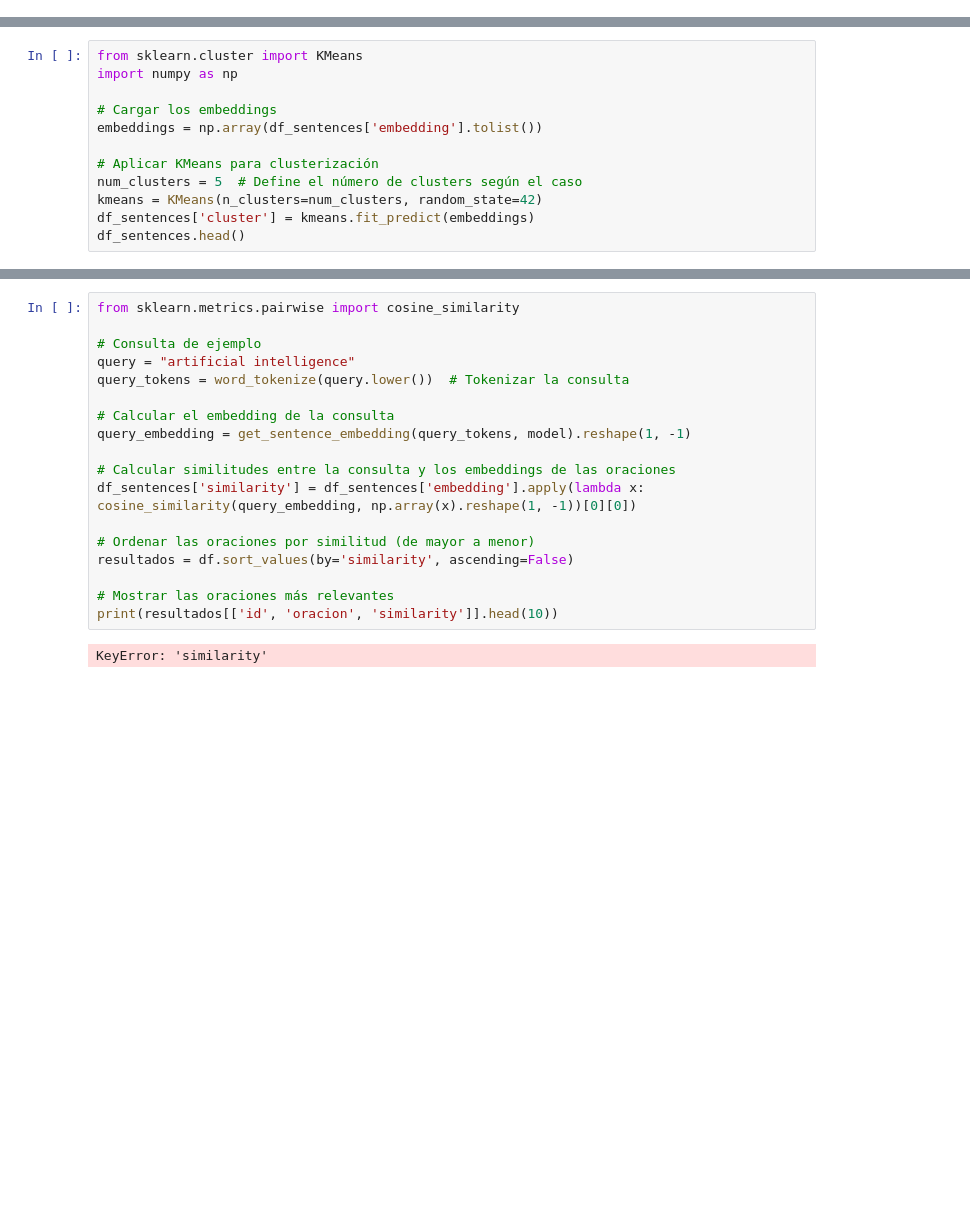
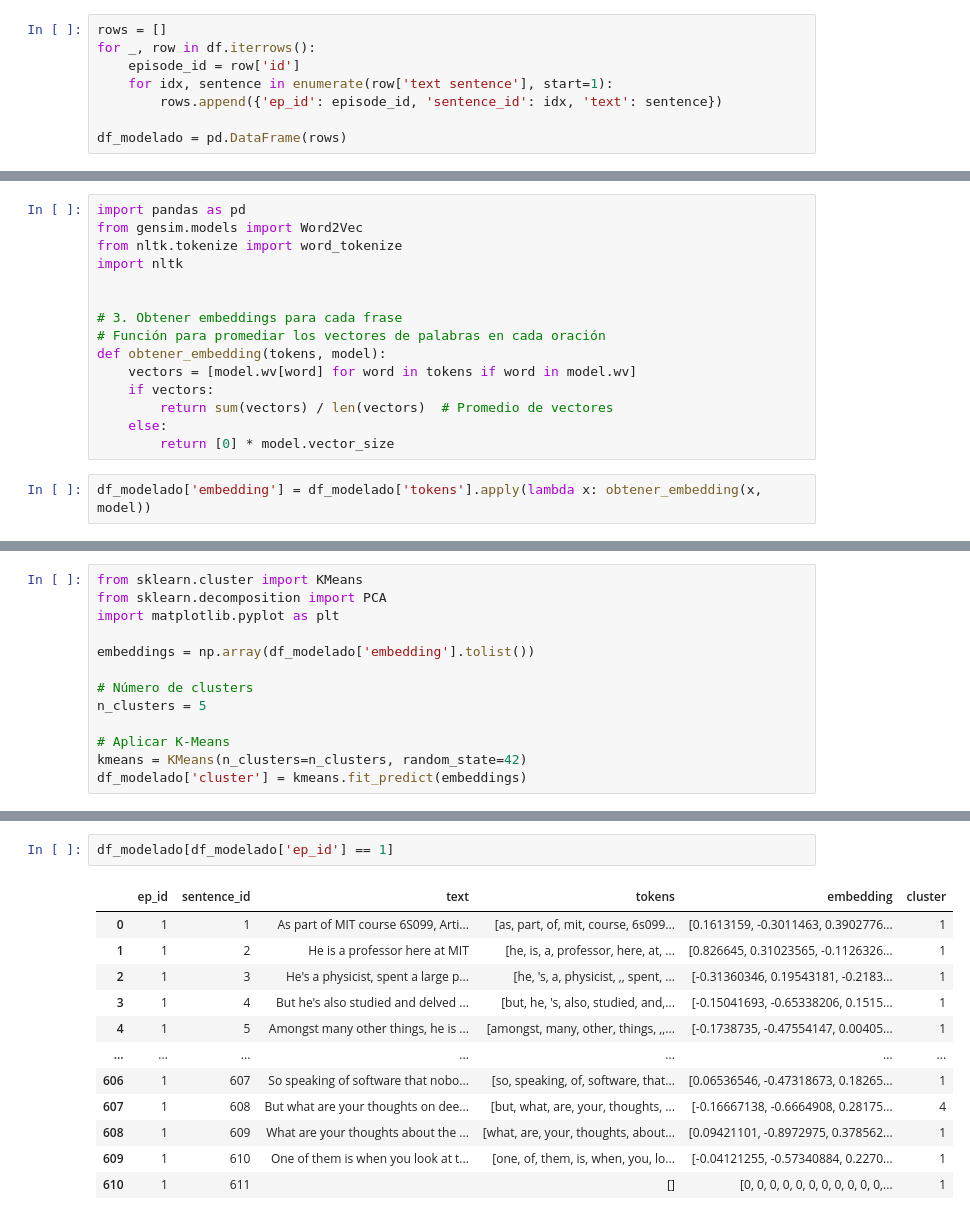
Before and after one commit to goDismal/RI-2024B, a Jupyter notebook: lex-fridman.ipynb, the cells around one changed output, grey strips where cells are left out. Cells and saved outputs as stored; diff of their text form; blank space fills up the shorter version.

Commit message:
modelizacion de topicos corregida

```diff
--- a/lex-fridman.ipynb
+++ b/lex-fridman.ipynb
@@ -81,0 +72,8 @@ df_sentences.head()
+# %%
+rows = []
+for _, row in df.iterrows():
+    episode_id = row['id']
+    for idx, sentence in enumerate(row['text sentence'], start=1):
+        rows.append({'ep_id': episode_id, 'sentence_id': idx, 'text': sentence})
+
+df_modelado = pd.DataFrame(rows)
@@ -81,0 +119,17 @@ df_sentences.head()
+# %%
+import pandas as pd
+from gensim.models import Word2Vec
+from nltk.tokenize import word_tokenize
+import nltk
+
+
+# 3. Obtener embeddings para cada frase
+# Función para promediar los vectores de palabras en cada oración
+def obtener_embedding(tokens, model):
+    vectors = [model.wv[word] for word in tokens if word in model.wv]
+    if vectors:
+        return sum(vectors) / len(vectors)  # Promedio de vectores
+    else:
+        return [0] * model.vector_size
+# %%
+df_modelado['embedding'] = df_modelado['tokens'].apply(lambda x: obtener_embedding(x, model))
@@ -82,12 +152,13 @@ df_sentences.head()
 # %%
 from sklearn.cluster import KMeans
-import numpy as np
+from sklearn.decomposition import PCA
+import matplotlib.pyplot as plt
 
-# Cargar los embeddings
-embeddings = np.array(df_sentences['embedding'].tolist())
+embeddings = np.array(df_modelado['embedding'].tolist())
 
-# Aplicar KMeans para clusterización
-num_clusters = 5  # Define el número de clusters según el caso
-kmeans = KMeans(n_clusters=num_clusters, random_state=42)
-df_sentences['cluster'] = kmeans.fit_predict(embeddings)
-df_sentences.head()
+# Número de clusters
+n_clusters = 5
+
+# Aplicar K-Means
+kmeans = KMeans(n_clusters=n_clusters, random_state=42)
+df_modelado['cluster'] = kmeans.fit_predict(embeddings)
@@ -101,20 +165,15 @@ df_sentences.head()
-# %%
-from sklearn.metrics.pairwise import cosine_similarity
-
-# Consulta de ejemplo
-query = "artificial intelligence"
-query_tokens = word_tokenize(query.lower())  # Tokenizar la consulta
-
-# Calcular el embedding de la consulta
-query_embedding = get_sentence_embedding(query_tokens, model).reshape(1, -1)
-
-# Calcular similitudes entre la consulta y los embeddings de las oraciones
-df_sentences['similarity'] = df_sentences['embedding'].apply(lambda x: cosine_similarity(query_embedding, np.array(x).reshape(1, -1))[0][0])
-
-# Ordenar las oraciones por similitud (de mayor a menor)
-resultados = df.sort_values(by='similarity', ascending=False)
-
-# Mostrar las oraciones más relevantes
-print(resultados[['id', 'oracion', 'similarity']].head(10))
-# %% [output]
-KeyError: 'similarity'
+# %%
+df_modelado[df_modelado['ep_id'] == 1]
+# %% [output]
+|  | ep_id | sentence_id | text | tokens | embedding | cluster |
+| 0 | 1 | 1 | As part of MIT course 6S099, Arti... | [as, part, of, mit, course, 6s099... | [0.1613159, -0.3011463, 0.3902776... | 1 |
+| 1 | 1 | 2 | He is a professor here at MIT | [he, is, a, professor, here, at, ... | [0.826645, 0.31023565, -0.1126326... | 1 |
+| 2 | 1 | 3 | He's a physicist, spent a large p... | [he, 's, a, physicist, ,, spent, ... | [-0.31360346, 0.19543181, -0.2183... | 1 |
+| 3 | 1 | 4 | But he's also studied and delved ... | [but, he, 's, also, studied, and,... | [-0.15041693, -0.65338206, 0.1515... | 1 |
+| 4 | 1 | 5 | Amongst many other things, he is ... | [amongst, many, other, things, ,,... | [-0.1738735, -0.47554147, 0.00405... | 1 |
+| ... | ... | ... | ... | ... | ... | ... |
+| 606 | 1 | 607 | So speaking of software that nobo... | [so, speaking, of, software, that... | [0.06536546, -0.47318673, 0.18265... | 1 |
+| 607 | 1 | 608 | But what are your thoughts on dee... | [but, what, are, your, thoughts, ... | [-0.16667138, -0.6664908, 0.28175... | 4 |
+| 608 | 1 | 609 | What are your thoughts about the ... | [what, are, your, thoughts, about... | [0.09421101, -0.8972975, 0.378562... | 1 |
+| 609 | 1 | 610 | One of them is when you look at t... | [one, of, them, is, when, you, lo... | [-0.04121255, -0.57340884, 0.2270... | 1 |
+| 610 | 1 | 611 |  | [] | [0, 0, 0, 0, 0, 0, 0, 0, 0, 0, 0,... | 1 |
```
Also changed, not shown: parts of 30 cells of this notebook, 3 other files.
